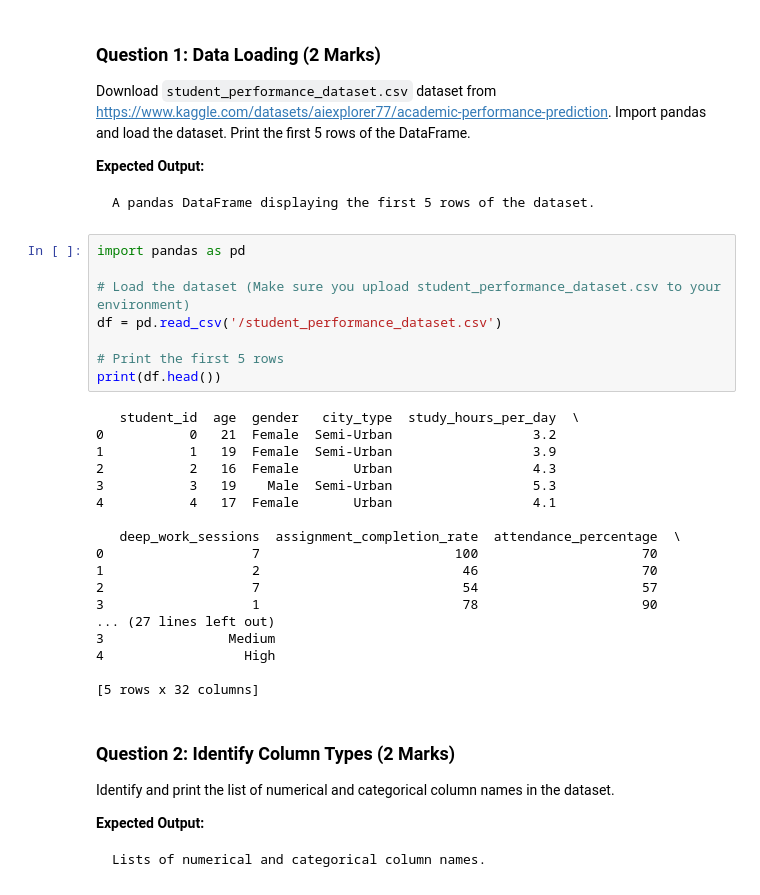
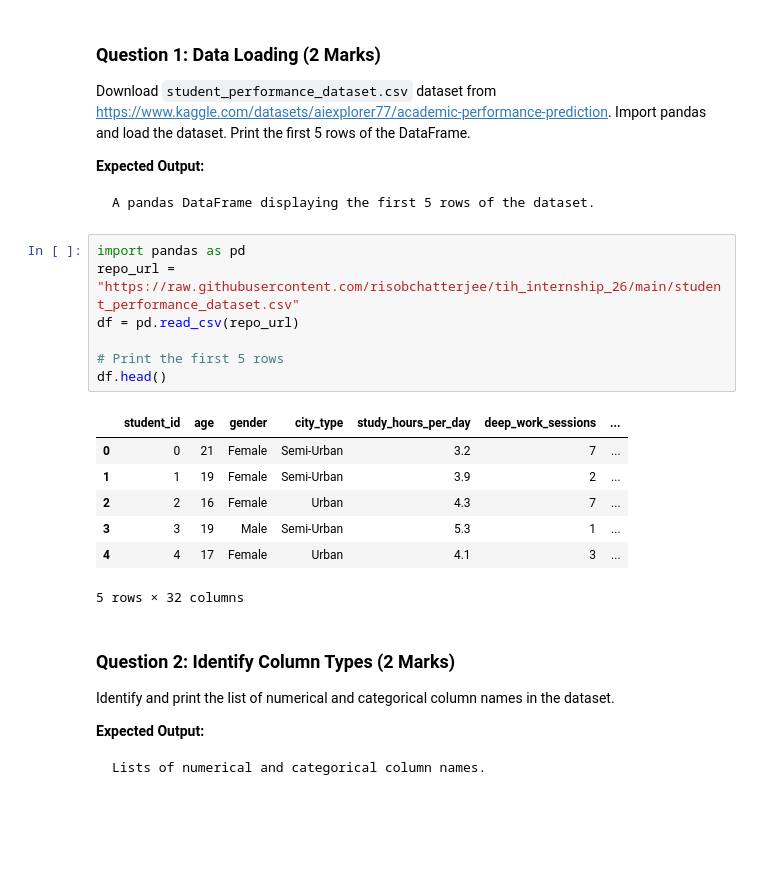
Before and after one commit to risobchatterjee/tih_internship_26, a Jupyter notebook: 11-Student_Academic_Performance_Prediction_Spring_2026.ipynb, the cells around one changed output. Drawn from its saved outputs; the diff is of its cells as text; blank space fills up the shorter version.

````diff
--- a/11-Student_Academic_Performance_Prediction_Spring_2026.ipynb
+++ b/11-Student_Academic_Performance_Prediction_Spring_2026.ipynb
@@ -22,30 +22,19 @@ A pandas DataFrame displaying the first 5 rows of the dataset.
 ```
 # %%
 import pandas as pd
-
-# Load the dataset (Make sure you upload student_performance_dataset.csv to your environment)
-df = pd.read_csv('/student_performance_dataset.csv')
+repo_url = "https://raw.githubusercontent.com/risobchatterjee/tih_internship_26/main/student_performance_dataset.csv"
+df = pd.read_csv(repo_url)
 
 # Print the first 5 rows
-print(df.head())
+df.head()
 # %% [output]
+|  | student_id | age | gender | city_type | study_hours_per_day | deep_work_sessions | ... |
+| 0 | 0 | 21 | Female | Semi-Urban | 3.2 | 7 | ... |
+| 1 | 1 | 19 | Female | Semi-Urban | 3.9 | 2 | ... |
+| 2 | 2 | 16 | Female | Urban | 4.3 | 7 | ... |
+| 3 | 3 | 19 | Male | Semi-Urban | 5.3 | 1 | ... |
+| 4 | 4 | 17 | Female | Urban | 4.1 | 3 | ... |
-   student_id  age  gender   city_type  study_hours_per_day  \
-0           0   21  Female  Semi-Urban                  3.2
-1           1   19  Female  Semi-Urban                  3.9
-2           2   16  Female       Urban                  4.3
-3           3   19    Male  Semi-Urban                  5.3
-4           4   17  Female       Urban                  4.1
-
-   deep_work_sessions  assignment_completion_rate  attendance_percentage  \
-0                   7                         100                     70
-1                   2                          46                     70
-2                   7                          54                     57
-3                   1                          78                     90
-... (27 lines left out)
-3                Medium
-4                  High
-
-[5 rows x 32 columns]
+5 rows × 32 columns
 # %% [markdown]
 ### Question 2: Identify Column Types (2 Marks)
 Identify and print the list of numerical and categorical column names in the dataset.
````
